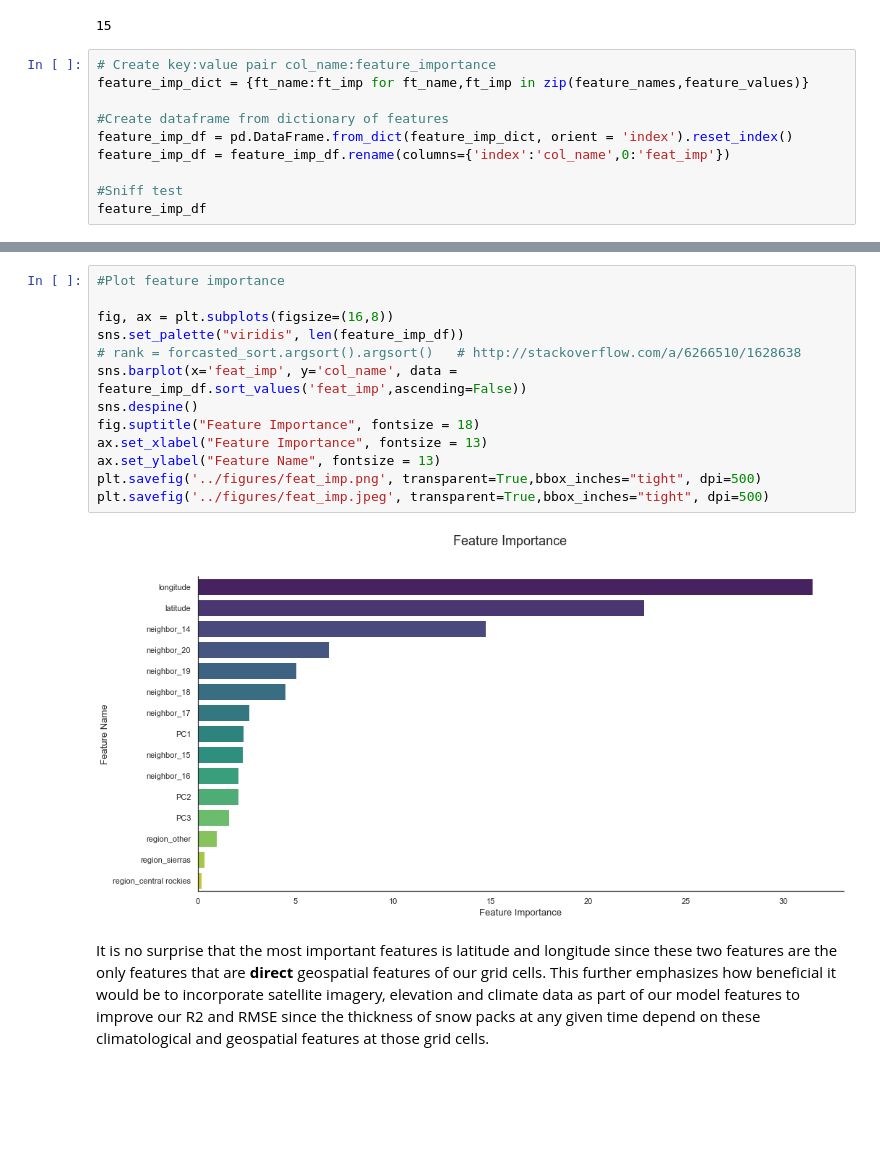
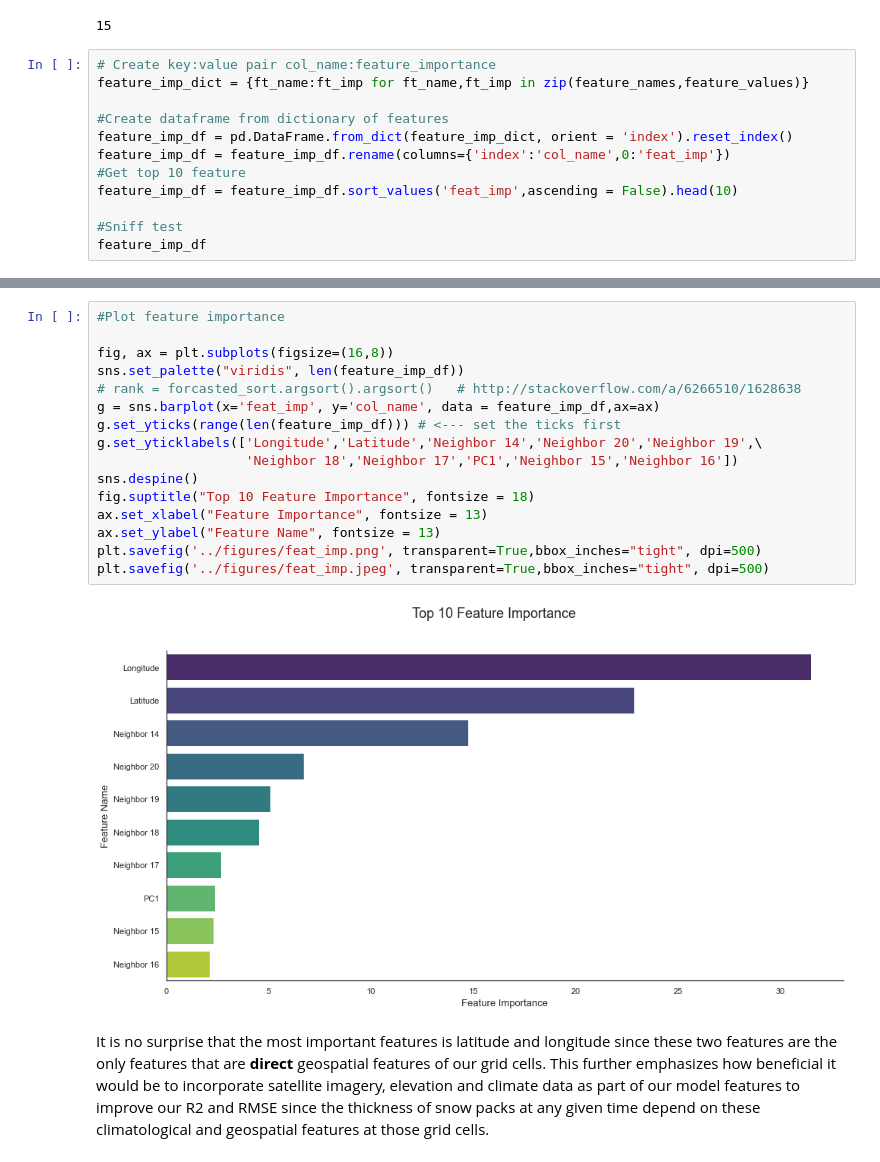
Before and after one commit to hanis-z/Snow-water-equivalent, a Jupyter notebook: src/Modeling(04).ipynb, the cells around one changed output, grey strips where cells are left out. Drawn from its saved outputs; the diff is of its cells as text; blank space fills up the shorter version.

```diff
--- a/src/Modeling(04).ipynb
+++ b/src/Modeling(04).ipynb
@@ -796,6 +796,8 @@ feature_imp_dict = {ft_name:ft_imp for ft_name,ft_imp in zip(feature_names,featu
 #Create dataframe from dictionary of features
 feature_imp_df = pd.DataFrame.from_dict(feature_imp_dict, orient = 'index').reset_index()
 feature_imp_df = feature_imp_df.rename(columns={'index':'col_name',0:'feat_imp'})
+#Get top 10 feature
+feature_imp_df = feature_imp_df.sort_values('feat_imp',ascending = False).head(10)
 
 #Sniff test
 feature_imp_df
@@ -819,18 +816,21 @@ feature_imp_df
 # %%
 #Plot feature importance
 
 fig, ax = plt.subplots(figsize=(16,8))
 sns.set_palette("viridis", len(feature_imp_df))
 # rank = forcasted_sort.argsort().argsort()   # http://stackoverflow.com/a/6266510/1628638
-sns.barplot(x='feat_imp', y='col_name', data = feature_imp_df.sort_values('feat_imp',ascending=False))
+g = sns.barplot(x='feat_imp', y='col_name', data = feature_imp_df,ax=ax)
+g.set_yticks(range(len(feature_imp_df))) # <--- set the ticks first
+g.set_yticklabels(['Longitude','Latitude','Neighbor 14','Neighbor 20','Neighbor 19',\
+                   'Neighbor 18','Neighbor 17','PC1','Neighbor 15','Neighbor 16'])
 sns.despine()
-fig.suptitle("Feature Importance", fontsize = 18)
+fig.suptitle("Top 10 Feature Importance", fontsize = 18)
 ax.set_xlabel("Feature Importance", fontsize = 13)
 ax.set_ylabel("Feature Name", fontsize = 13)
 plt.savefig('../figures/feat_imp.png', transparent=True,bbox_inches="tight", dpi=500)
 plt.savefig('../figures/feat_imp.jpeg', transparent=True,bbox_inches="tight", dpi=500)
 # %% [output]
-[figure, old version]
+[figure, new version]
 # %% [markdown]
 It is no surprise that the most important features is latitude and longitude since these two features are the only features that are **direct** geospatial features of our grid cells. This further emphasizes how beneficial it would be to incorporate satellite imagery, elevation and climate data as part of our model features to improve our R2 and RMSE since the thickness of snow packs at any given time depend on these climatological and geospatial features at those grid cells.
 # %% [markdown]
```
Also changed, not shown: parts of 1 cell of this notebook, 4 other files.
